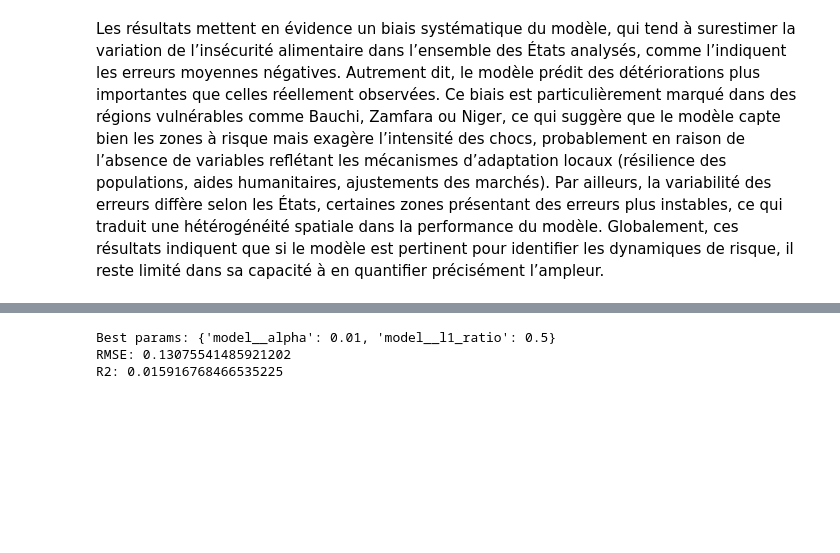
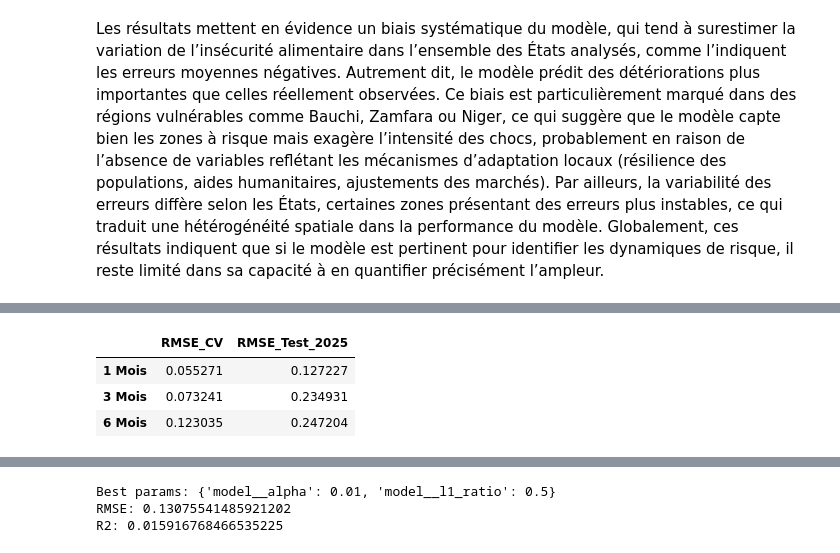
Before and after one commit to tnourlyn/Projet-de-Statapp---WFP-, a Jupyter notebook: Random_Forest.ipynb, the cells around one changed output, grey strips where cells are left out. Drawn from its saved outputs; the diff is of its cells as text; code cells hidden in the pictures; blank space fills up the shorter version.

Commit message:
Random Forest 300426

```diff
--- a/Random_Forest.ipynb
+++ b/Random_Forest.ipynb
@@ -616,0 +619,86 @@ Les résultats mettent en évidence un biais systématique du modèle, qui tend
+# %%
+# Liste de tes cibles (Horizons)
+horizons = {
+    '1 Mois': 'delta_inadequate',
+    '3 Mois': 'delta_inadequate_h3',
+    '6 Mois': 'delta_inadequate_h6'
+}
+param_grid = {
+    "n_estimators": [50, 100, 200],
+    "max_depth": [3, 5, 10, None],
+    "min_samples_split": [2, 5, 10],
+    "min_samples_leaf": [1, 2, 4]
+}
+
+results_multi_h = {}
+
+for nom_horizon, target_col in horizons.items():
+    print(f"\n========================================")
+    print(f" ENTRAÎNEMENT POUR HORIZON : {nom_horizon}")
+    print(f"========================================")
+
+    # 1. Nettoyer les NaNs spécifiques à cet horizon
+    df_h = df.dropna(subset=[target_col, 'inadequate'] + features_base).copy()
+
+    # 2. Refaire ton Split (Train 2023-2024 / Test 2025)
+    mask_train_h = (df_h['time'] < date_coupure).values
+    mask_test_h  = (df_h['time'] >= date_coupure).values
+
+    X_raw_h = pd.get_dummies(df_h[X_cols], drop_first=True)
+    y_del_h = df_h[target_col]
+
+    X_train_full_h = X_raw_h.loc[mask_train_h].copy()
+    X_test_full_h  = X_raw_h.loc[mask_test_h].copy()
+    y_train_h = y_del_h.loc[mask_train_h]
+    y_test_h  = y_del_h.loc[mask_test_h]
+
+    # 3. Imputation (sur Train)
+    for c in X_train_full_h.columns[X_train_full_h.isna().any()]:
+        train_median = X_train_full_h[c].median()
+        X_train_full_h[c] = X_train_full_h[c].fillna(train_median)
+        X_test_full_h[c]  = X_test_full_h[c].fillna(train_median)
+
+    # 4. Lasso (Sélection de variables propre à cet horizon)
+    scaler_h = StandardScaler()
+    X_train_scaled_h = scaler_h.fit_transform(X_train_full_h)
+
+    lasso_h = LassoCV(cv=TimeSeriesSplit(n_splits=5), max_iter=10000, random_state=42)
+    lasso_h.fit(X_train_scaled_h, y_train_h)
+
+    # Récupérer les variables qui survivent pour CET horizon
+    selected_features_h = X_train_full_h.columns[lasso_h.coef_ != 0].tolist()
+    print(f"Variables sélectionnées par Lasso pour {nom_horizon}: {len(selected_features_h)}")
+
+    if len(selected_features_h) == 0:
+        print("Lasso a tout annulé (Signal trop faible).")
+        continue
+
+    X_train_xgb_h = X_train_full_h[selected_features_h]
+    X_test_xgb_h  = X_test_full_h[selected_features_h]
+
+
+    # 5. XGBoost (Avec ta grille hyper-régularisée)
+    model_h = RandomForestRegressor(random_state=42)
+    grid_search_h = GridSearchCV(
+        estimator=model_h,
+        param_grid=param_grid,
+        cv=TimeSeriesSplit(n_splits=5),
+        scoring='neg_mean_squared_error',
+        n_jobs=-1,
+        verbose=1
+    )
+    grid_search_h.fit(X_train_xgb_h, y_train_h)
+
+    best_model_h = grid_search_h.best_estimator_
+    y_pred_h = best_model_h.predict(X_test_xgb_h)
+
+    # 6. Sauvegarde des résultats
+    rmse_test = mean_squared_error(y_test_h, y_pred_h) ** 0.5
+    rmse_cv = (-grid_search_h.best_score_)**0.5
+
+    results_multi_h[nom_horizon] = {'RMSE_CV': rmse_cv, 'RMSE_Test_2025': rmse_test}
+    print(f"RMSE CV: {rmse_cv:.4f} | RMSE Test (2025): {rmse_test:.4f}")
+
+# Affichage final comparatif
+pd.DataFrame(results_multi_h).T
+# %% [output]
@@ -616,0 +725,4 @@ Les résultats mettent en évidence un biais systématique du modèle, qui tend
+|  | RMSE_CV | RMSE_Test_2025 |
+| 1 Mois | 0.055271 | 0.127227 |
+| 3 Mois | 0.073241 | 0.234931 |
+| 6 Mois | 0.123035 | 0.247204 |
```
Also changed, not shown: parts of 18 cells of this notebook.
